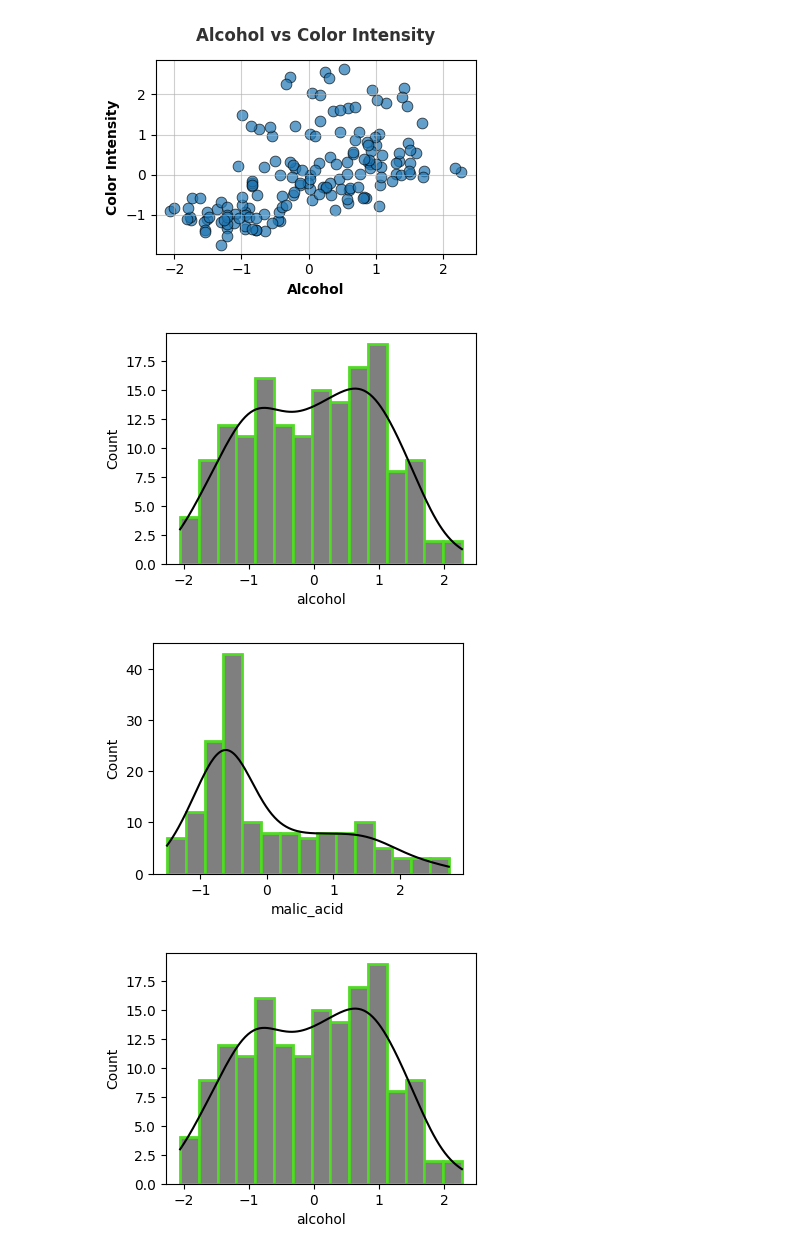
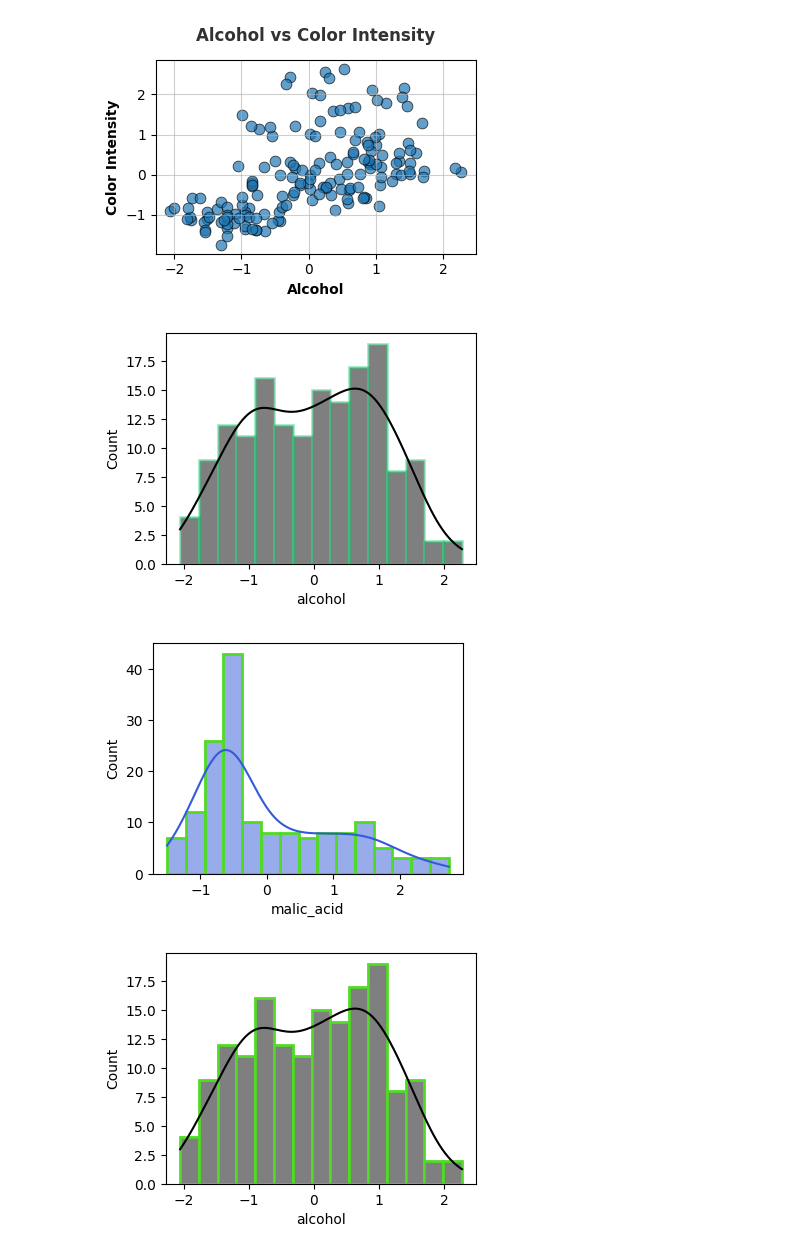
Before and after one commit to Md-Maruf-1727/Machine-Learning-Algorithms, a Jupyter notebook: Unsupervised/K Means Clustering/on wine dataset/code.ipynb, the cells around one changed output. Saved outputs shown, nothing was run; the diff lists cells and outputs as text; code cells hidden in the pictures.

```diff
--- a/Unsupervised/K Means Clustering/on wine dataset/code.ipynb
+++ b/Unsupervised/K Means Clustering/on wine dataset/code.ipynb
@@ -308,34 +308,33 @@ sns.histplot(
     color="#000000",     # Color of the histogram bars
     kde=True,
     linewidth=2,         # Thickness of bar edges
-    edgecolor="#51DB26", # Color of bar edges
+    edgecolor="#2BDA8275", # Color of bar edges
     bins=15              # Number of bins in the histogram
 )
 # Display the histogram
 plt.show()
 # %% [output]
-[figure, old version]
+[figure, new version]
 # %%
 # Purpose: Visualize the distribution of the 'malic_acid' feature using a histogram with KDE
 
 # Set the figure size
 plt.figure(figsize=(4,3))
 
 # Create a histogram for the 'malic_acid' column
 sns.histplot(
     data=df,              # Dataset to use for plotting
     x='malic_acid',      # Column to plot
-    color="#000000",     # Color of the histogram bars
+    color="#335ADB",     # Color of the histogram bars
     kde=True,            # Show Kernel Density Estimation curve
     linewidth=2,         # Thickness of bar edges
     edgecolor="#51DB26", # Color of bar edges
     bins=15              # Number of bins in the histogram
 )
-
 # Display the histogram
 plt.show()
 # %% [output]
-[figure, old version]
+[figure, new version]
 # %%
 # Purpose: Visualize the distribution of the 'alcohol' feature using a histogram with KDE
 # Set the figure size
```
Also changed, not shown: parts of 7 cells of this notebook.
